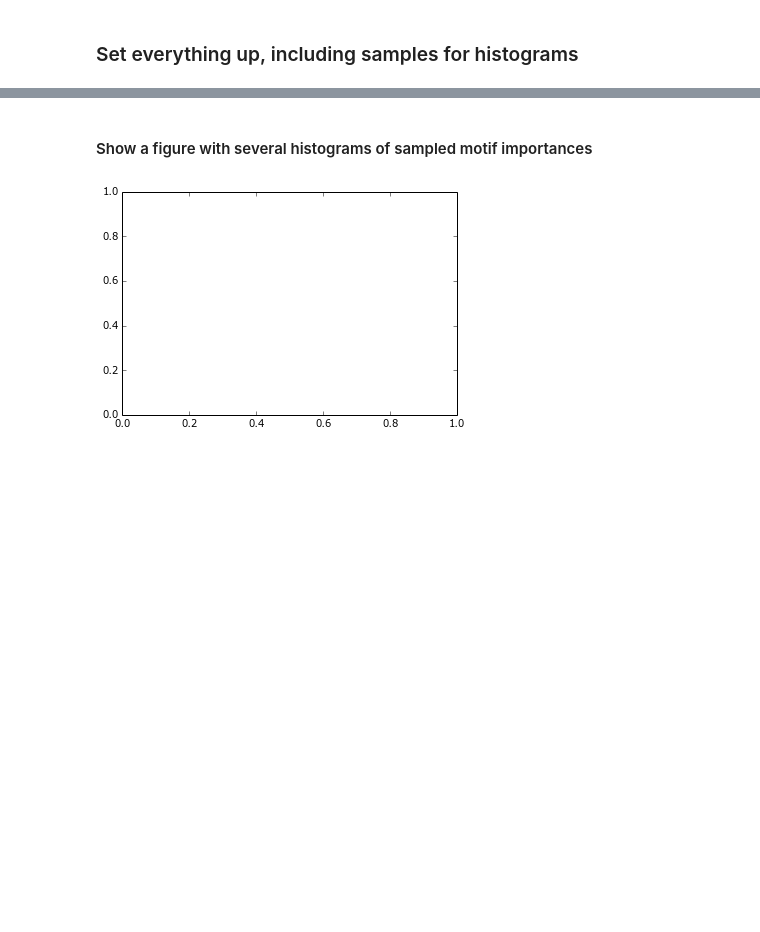
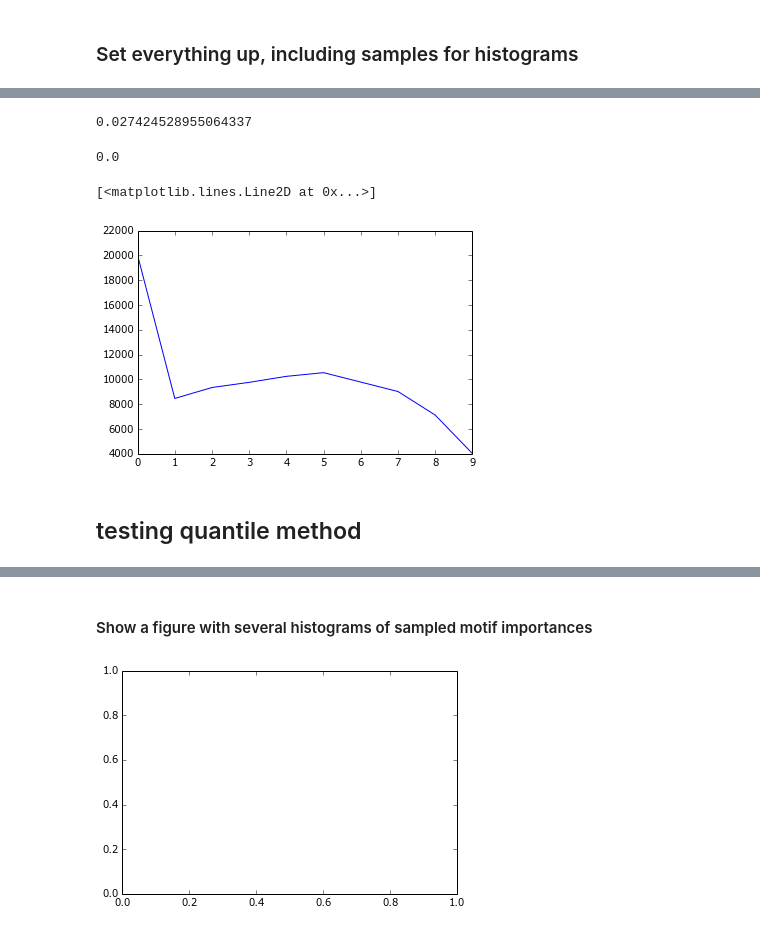
Before and after one commit to pvnick/tempos, a Jupyter notebook: manuscript_code.ipynb, the cells around one changed output, grey strips where cells are left out. Drawn from its saved outputs; the diff is of its cells as text; code cells hidden in the pictures; blank space fills up the shorter version.

```diff
--- a/manuscript_code.ipynb
+++ b/manuscript_code.ipynb
@@ -764,0 +826,2 @@ def sample_motif_importances(iteration, sample_size):
+# %%
+i_vals = np.arange(alphabet_size)
@@ -764,0 +850,6 @@ def sample_motif_importances(iteration, sample_size):
+# %%
+breakpoints = [-np.inf] + [
+    (ri[i-1] + ri[i]) / 2
+    for i in np.arange(1, alphabet_size)
+] + [np.inf]
+breakpoints
@@ -764,0 +868,44 @@ def sample_motif_importances(iteration, sample_size):
+# %%
+delta_prime = pd.concat([
+    ((tn[i] - ri[i]) ** 2)
+    for i in i_vals
+]).sum()
+error = (delta - delta_prime) / delta
+delta = delta_prime
+error
+# %% [output]
+0.027424528955064337
+# %%
+error = np.inf
+while(error > 0.0000000001):
+    tn = [
+        z_normalized[(z_normalized >= breakpoints[i]) & (z_normalized < breakpoints[i+1])]
+        for i in i_vals
+    ]
+    ri = [
+        tn[i].mean()
+        for i in i_vals
+    ]
+    ri
+    breakpoints = [-np.inf] + [
+        (ri[i-1] + ri[i]) / 2
+        for i in np.arange(1, alphabet_size)
+    ] + [np.inf]
+    breakpoints
+    delta_prime = pd.concat([
+        ((tn[i] - ri[i]) ** 2)
+        for i in i_vals
+    ]).sum()
+    error = (delta - delta_prime) / delta
+    delta = delta_prime
+    error
+error
+# %% [output]
+0.0
+# %%
+plt.plot([tn[i].count() for i in i_vals])
+# %% [output]
+[<matplotlib.lines.Line2D at 0x...>]
+[figure, added]
+# %% [markdown]
+## testing quantile method
```
Also changed, not shown: parts of 37 cells of this notebook, 2 other files.
